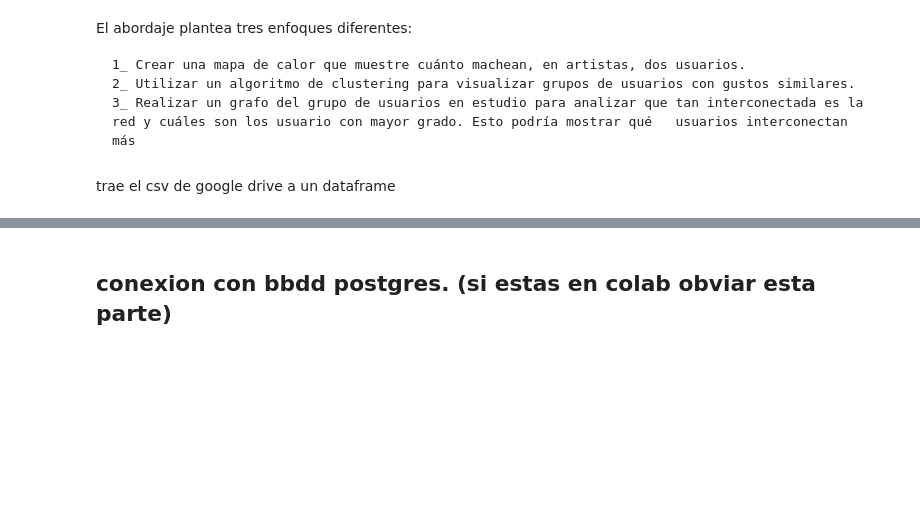
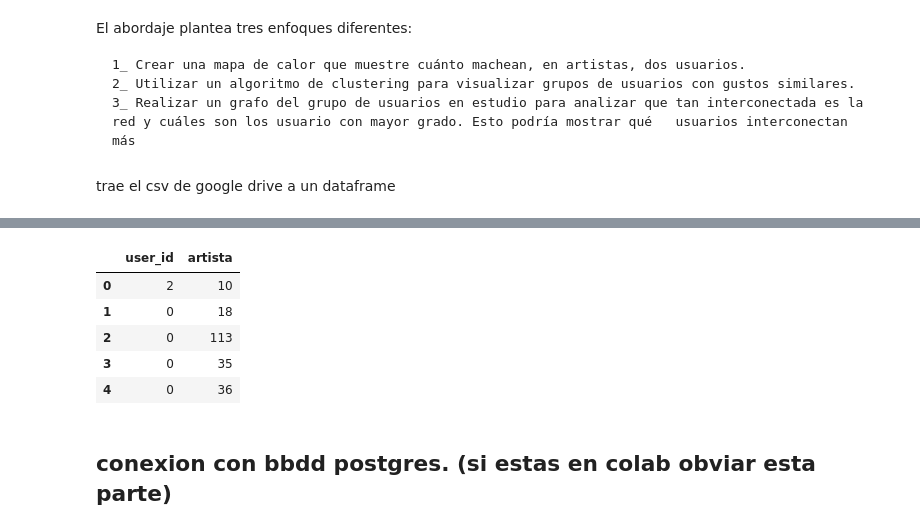
Before and after one commit to guillelencina/Trabajo_final_seminario, a Jupyter notebook: red_spotify.ipynb, the cells around one changed output, grey strips where cells are left out. Cells and saved outputs as stored; diff of their text form; code cells hidden in the pictures; blank space fills up the shorter version.

```diff
--- a/red_spotify.ipynb
+++ b/red_spotify.ipynb
@@ -57,3 +58,12 @@ df_origen
+# %%
+df_origen.head()
+# %% [output]
+|  | user_id | artista |
+| 0 | 2 | 10 |
+| 1 | 0 | 18 |
+| 2 | 0 | 113 |
+| 3 | 0 | 35 |
+| 4 | 0 | 36 |
 # %% [markdown]
 ## conexion con bbdd postgres.  (si estas en colab obviar esta parte)
 # %% [markdown]
```
Also changed, not shown: parts of 36 cells of this notebook.
